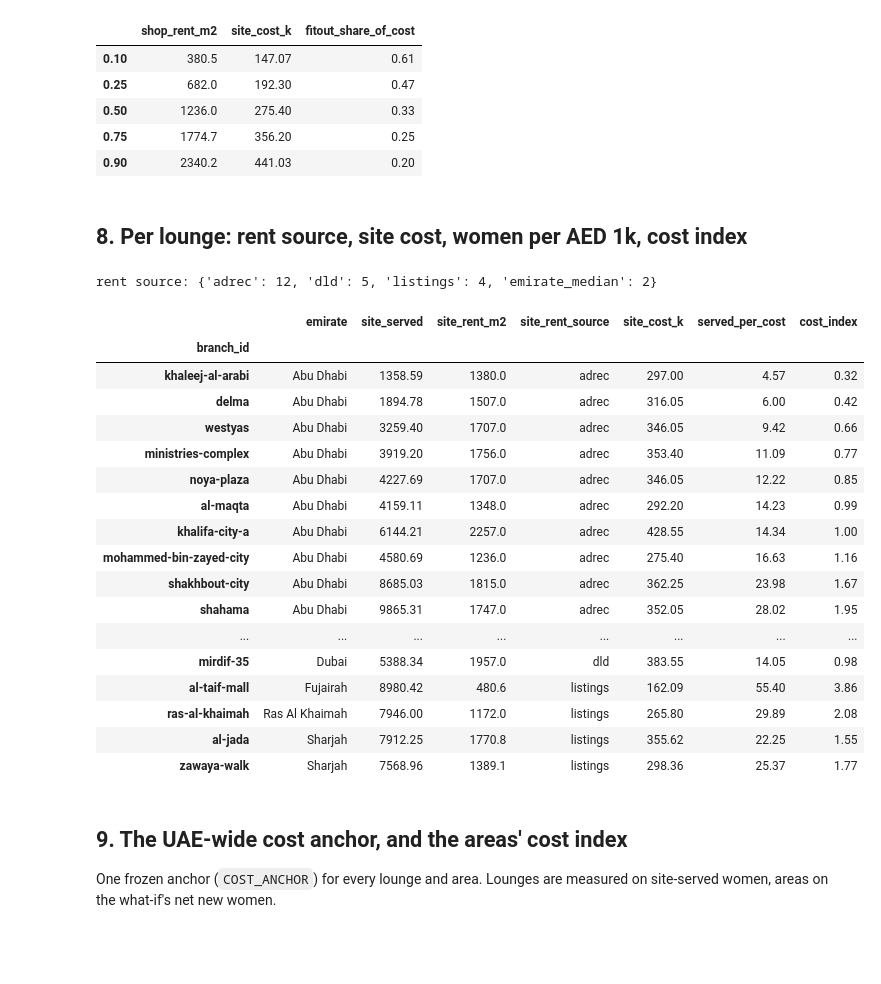
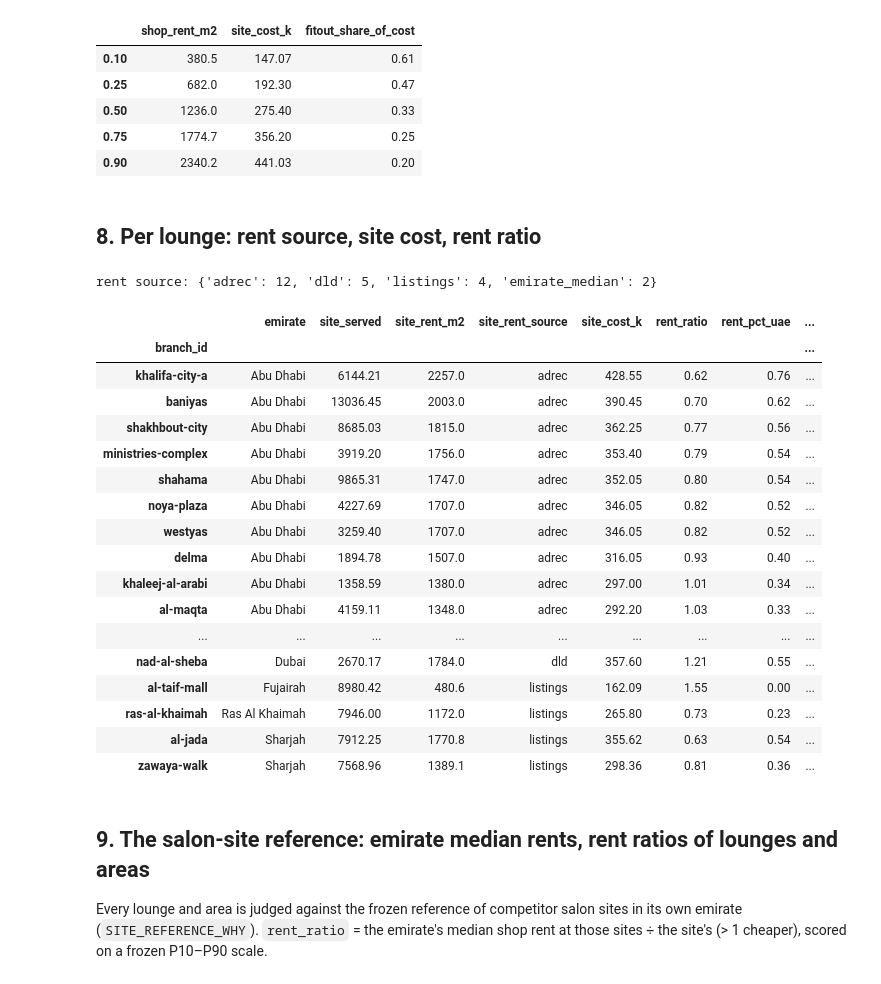
Before and after one commit to thenomadlad/2pz-ai-case-study, a Jupyter notebook: notebooks/rent.ipynb, the cells around one changed output. Drawn from its saved outputs; the diff is of its cells as text; code cells hidden in the pictures; blank space fills up the shorter version.

```diff
--- a/notebooks/rent.ipynb
+++ b/notebooks/rent.ipynb
@@ -209,33 +209,33 @@ FITOUT_AED_M2 3000 | FITOUT_YEARS 5 | Assumed, not sourced (2026-10-11): a salon
 | 0.75 | 1774.7 | 356.20 | 0.25 |
 | 0.90 | 2340.2 | 441.03 | 0.20 |
 # %% [markdown]
-## 8. Per lounge: rent source, site cost, women per AED 1k, cost index
+## 8. Per lounge: rent source, site cost, rent ratio
 # %%
-t = F[~F.not_scored][["emirate", "site_served", "site_rent_m2", "site_rent_source", "site_cost_k", "served_per_cost", "cost_index"]]
+t = F[~F.not_scored][["emirate", "site_served", "site_rent_m2", "site_rent_source", "site_cost_k", "rent_ratio", "rent_pct_uae", "demand_ref", "demand_pct", "demand_pct_uae"]]
 print("rent source:", t.site_rent_source.value_counts().to_dict())
-t.sort_values(["emirate", "cost_index"]).round(2)
+t.sort_values(["emirate", "rent_ratio"]).round(2)
 # %% [output]
 rent source: {'adrec': 12, 'dld': 5, 'listings': 4, 'emirate_median': 2}
-|  | emirate | site_served | site_rent_m2 | site_rent_source | site_cost_k | served_per_cost | cost_index |
-| branch_id |  |  |  |  |  |  |  |
-| khaleej-al-arabi | Abu Dhabi | 1358.59 | 1380.0 | adrec | 297.00 | 4.57 | 0.32 |
-| delma | Abu Dhabi | 1894.78 | 1507.0 | adrec | 316.05 | 6.00 | 0.42 |
-| westyas | Abu Dhabi | 3259.40 | 1707.0 | adrec | 346.05 | 9.42 | 0.66 |
-| ministries-complex | Abu Dhabi | 3919.20 | 1756.0 | adrec | 353.40 | 11.09 | 0.77 |
-| noya-plaza | Abu Dhabi | 4227.69 | 1707.0 | adrec | 346.05 | 12.22 | 0.85 |
-| al-maqta | Abu Dhabi | 4159.11 | 1348.0 | adrec | 292.20 | 14.23 | 0.99 |
-| khalifa-city-a | Abu Dhabi | 6144.21 | 2257.0 | adrec | 428.55 | 14.34 | 1.00 |
-| mohammed-bin-zayed-city | Abu Dhabi | 4580.69 | 1236.0 | adrec | 275.40 | 16.63 | 1.16 |
-| shakhbout-city | Abu Dhabi | 8685.03 | 1815.0 | adrec | 362.25 | 23.98 | 1.67 |
-| shahama | Abu Dhabi | 9865.31 | 1747.0 | adrec | 352.05 | 28.02 | 1.95 |
-| ... | ... | ... | ... | ... | ... | ... | ... |
-| mirdif-35 | Dubai | 5388.34 | 1957.0 | dld | 383.55 | 14.05 | 0.98 |
-| al-taif-mall | Fujairah | 8980.42 | 480.6 | listings | 162.09 | 55.40 | 3.86 |
-| ras-al-khaimah | Ras Al Khaimah | 7946.00 | 1172.0 | listings | 265.80 | 29.89 | 2.08 |
-| al-jada | Sharjah | 7912.25 | 1770.8 | listings | 355.62 | 22.25 | 1.55 |
-| zawaya-walk | Sharjah | 7568.96 | 1389.1 | listings | 298.36 | 25.37 | 1.77 |
+|  | emirate | site_served | site_rent_m2 | site_rent_source | site_cost_k | rent_ratio | rent_pct_uae | ... |
+| branch_id |  |  |  |  |  |  |  | ... |
+| khalifa-city-a | Abu Dhabi | 6144.21 | 2257.0 | adrec | 428.55 | 0.62 | 0.76 | ... |
+| baniyas | Abu Dhabi | 13036.45 | 2003.0 | adrec | 390.45 | 0.70 | 0.62 | ... |
+| shakhbout-city | Abu Dhabi | 8685.03 | 1815.0 | adrec | 362.25 | 0.77 | 0.56 | ... |
+| ministries-complex | Abu Dhabi | 3919.20 | 1756.0 | adrec | 353.40 | 0.79 | 0.54 | ... |
+| shahama | Abu Dhabi | 9865.31 | 1747.0 | adrec | 352.05 | 0.80 | 0.54 | ... |
+| noya-plaza | Abu Dhabi | 4227.69 | 1707.0 | adrec | 346.05 | 0.82 | 0.52 | ... |
+| westyas | Abu Dhabi | 3259.40 | 1707.0 | adrec | 346.05 | 0.82 | 0.52 | ... |
+| delma | Abu Dhabi | 1894.78 | 1507.0 | adrec | 316.05 | 0.93 | 0.40 | ... |
+| khaleej-al-arabi | Abu Dhabi | 1358.59 | 1380.0 | adrec | 297.00 | 1.01 | 0.34 | ... |
+| al-maqta | Abu Dhabi | 4159.11 | 1348.0 | adrec | 292.20 | 1.03 | 0.33 | ... |
+| ... | ... | ... | ... | ... | ... | ... | ... | ... |
+| nad-al-sheba | Dubai | 2670.17 | 1784.0 | dld | 357.60 | 1.21 | 0.55 | ... |
+| al-taif-mall | Fujairah | 8980.42 | 480.6 | listings | 162.09 | 1.55 | 0.00 | ... |
+| ras-al-khaimah | Ras Al Khaimah | 7946.00 | 1172.0 | listings | 265.80 | 0.73 | 0.23 | ... |
+| al-jada | Sharjah | 7912.25 | 1770.8 | listings | 355.62 | 0.63 | 0.54 | ... |
+| zawaya-walk | Sharjah | 7568.96 | 1389.1 | listings | 298.36 | 0.81 | 0.36 | ... |
 # %% [markdown]
-## 9. The UAE-wide cost anchor, and the areas' cost index
+## 9. The salon-site reference: emirate median rents, rent ratios of lounges and areas
 
-One frozen anchor (`COST_ANCHOR`) for every lounge and area. Lounges are measured on site-served women, areas on the what-if's net new women.
+Every lounge and area is judged against the frozen reference of competitor salon sites in its own emirate (`SITE_REFERENCE_WHY`). `rent_ratio` = the emirate's median shop rent at those sites ÷ the site's (> 1 cheaper), scored on a frozen P10–P90 scale.
 # %%
```
Also changed, not shown: parts of 4 cells of this notebook, 3 other files.
